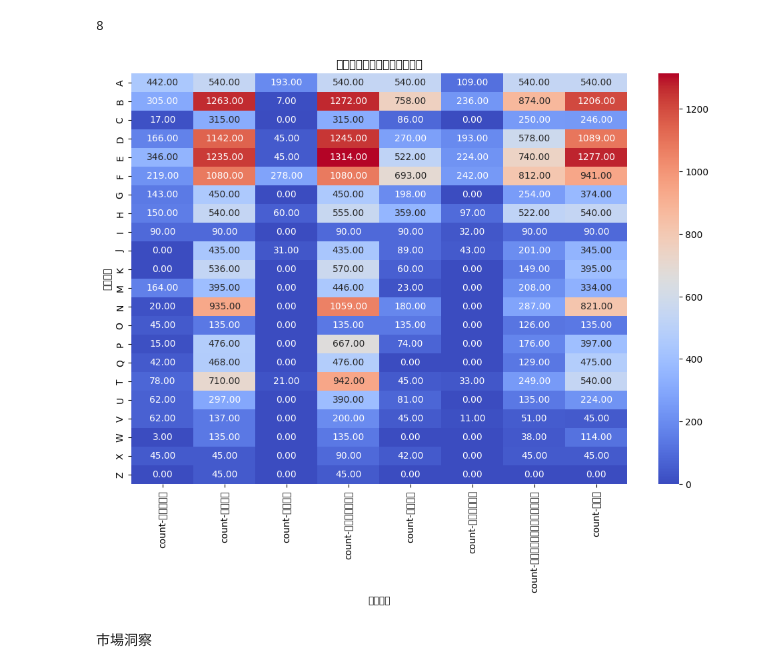
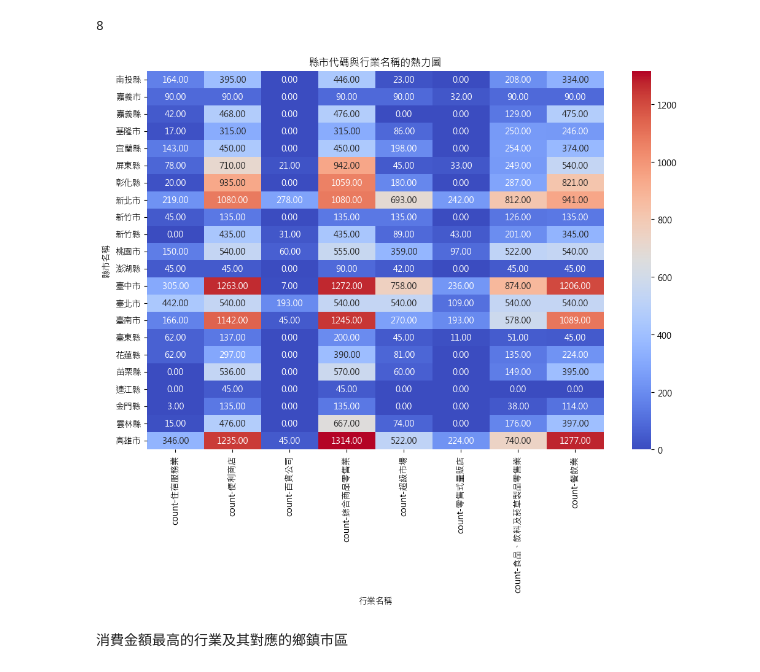
Before and after one commit to Ayukevin/Consumption-Analysis, a Jupyter notebook: main.ipynb, the cells around one changed output. Saved outputs shown, nothing was run; the diff lists cells and outputs as text; code cells hidden in the pictures.

```diff
--- a/main.ipynb
+++ b/main.ipynb
@@ -7,7 +7,10 @@ import matplotlib.pyplot as plt
 import seaborn as sns
 import os
 import csv
-from matplotlib.font_manager import FontProperties
+
+from matplotlib import pyplot as plt
+plt.rcParams['font.sans-serif'] = ['Microsoft JhengHei'] # 修改中文字體
+plt.rcParams['axes.unicode_minus'] = False # 顯示負號
 # %%
 df = pd.read_csv('所得房價消費分析.csv')
 df = df.dropna()
@@ -40,14 +43,14 @@ memory usage: 3.4+ MB
 data process
 # %%
 #將日期傳換成年和月
-#感覺有更好的寫法
-df['發票年月'] = df['發票年月'].astype(str)
-df['year'] = df['發票年月'].str[:4]
-df['month'] = df['發票年月'].str[4:]
+## == 格式說明 ==
+## 因原始資料的日期格式為西元年月的六位連續數字，前四位數為年分，後兩位數為月份
+df['year'] = df['發票年月'] // 100
+df['month'] = df['發票年月'] % 100
 del df['發票年月']
 
-df['year'] = df['year'].astype(int)
-df['month'] = df['month'].astype(int)
+# 組合「縣市+鄉鎮市區」
+df['縣鄉鎮市區'] = df['縣市名稱'] + df['鄉鎮市區名稱']
 # %%
 df #check the data shape and content
 # %% [output]
@@ -161,16 +172,16 @@ df['行業名稱'].nunique()
 # %% [output]
 8
 # %%
-county_job = df.groupby('縣市代碼')['行業名稱']
+county_job = df.groupby('縣市名稱')['行業名稱']
 county_job = pd.DataFrame(county_job.value_counts())
 county_job = county_job.unstack().fillna(0)
 plt.figure(figsize=(12, 8))
 sns.heatmap(county_job, annot=True, fmt=".2f", cmap="coolwarm")
 plt.xlabel('行業名稱')
-plt.ylabel('縣市代碼')
+plt.ylabel('縣市名稱')
 plt.title('縣市代碼與行業名稱的熱力圖')
 plt.show()
 # %% [output]
-[figure, old version]
+[figure, new version]
-# %% [markdown]
-市場洞察
+# %% [markdown]
+消費金額最高的行業及其對應的鄉鎮市區
```
Also changed, not shown: parts of 9 cells of this notebook.
